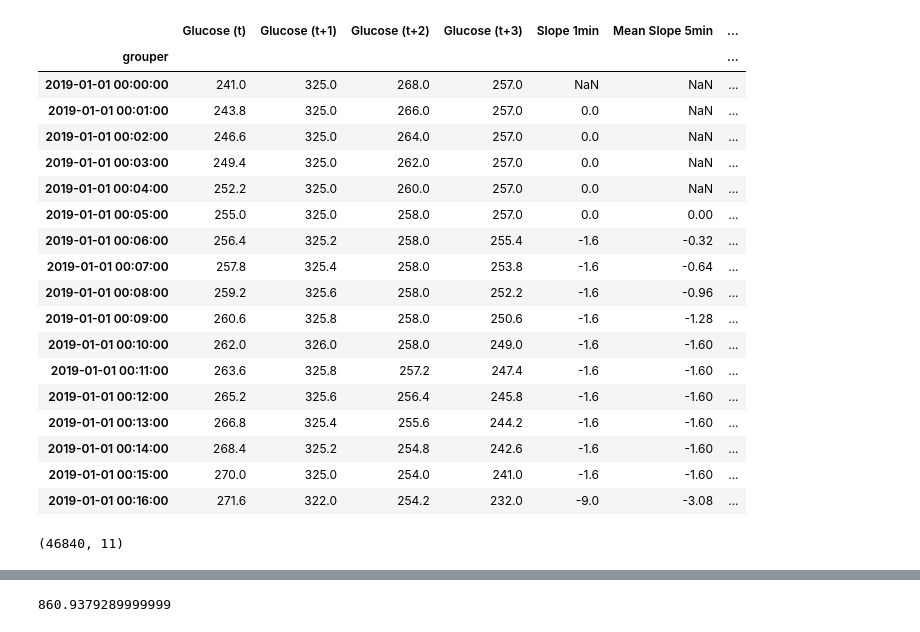
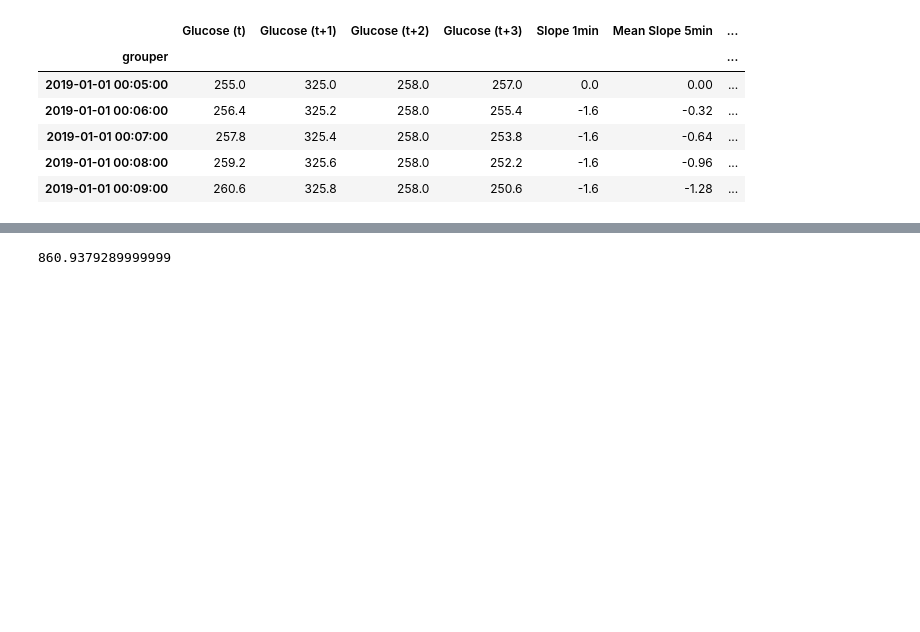
Before and after one commit to gmagannaDevelop/DiabManager, a Jupyter notebook: final.ipynb, the cells around one changed output, grey strips where cells are left out. Saved outputs shown, nothing was run; the diff lists cells and outputs as text; code cells hidden in the pictures; blank space fills up the shorter version.

```diff
--- a/final.ipynb
+++ b/final.ipynb
@@ -893,34 +556,18 @@ data = data.dropna()
 # %%
-data.head(17)
+data.head()
 # %% [output]
 |  | Glucose (t) | Glucose (t+1) | Glucose (t+2) | Glucose (t+3) | Slope 1min | Mean Slope 5min | ... |
 | grouper |  |  |  |  |  |  | ... |
-| 2019-01-01 00:00:00 | 241.0 | 325.0 | 268.0 | 257.0 | NaN | NaN | ... |
-| 2019-01-01 00:01:00 | 243.8 | 325.0 | 266.0 | 257.0 | 0.0 | NaN | ... |
-| 2019-01-01 00:02:00 | 246.6 | 325.0 | 264.0 | 257.0 | 0.0 | NaN | ... |
-| 2019-01-01 00:03:00 | 249.4 | 325.0 | 262.0 | 257.0 | 0.0 | NaN | ... |
-| 2019-01-01 00:04:00 | 252.2 | 325.0 | 260.0 | 257.0 | 0.0 | NaN | ... |
 | 2019-01-01 00:05:00 | 255.0 | 325.0 | 258.0 | 257.0 | 0.0 | 0.00 | ... |
 | 2019-01-01 00:06:00 | 256.4 | 325.2 | 258.0 | 255.4 | -1.6 | -0.32 | ... |
 | 2019-01-01 00:07:00 | 257.8 | 325.4 | 258.0 | 253.8 | -1.6 | -0.64 | ... |
 | 2019-01-01 00:08:00 | 259.2 | 325.6 | 258.0 | 252.2 | -1.6 | -0.96 | ... |
 | 2019-01-01 00:09:00 | 260.6 | 325.8 | 258.0 | 250.6 | -1.6 | -1.28 | ... |
-| 2019-01-01 00:10:00 | 262.0 | 326.0 | 258.0 | 249.0 | -1.6 | -1.60 | ... |
-| 2019-01-01 00:11:00 | 263.6 | 325.8 | 257.2 | 247.4 | -1.6 | -1.60 | ... |
-| 2019-01-01 00:12:00 | 265.2 | 325.6 | 256.4 | 245.8 | -1.6 | -1.60 | ... |
-| 2019-01-01 00:13:00 | 266.8 | 325.4 | 255.6 | 244.2 | -1.6 | -1.60 | ... |
-| 2019-01-01 00:14:00 | 268.4 | 325.2 | 254.8 | 242.6 | -1.6 | -1.60 | ... |
-| 2019-01-01 00:15:00 | 270.0 | 325.0 | 254.0 | 241.0 | -1.6 | -1.60 | ... |
-| 2019-01-01 00:16:00 | 271.6 | 322.0 | 254.2 | 232.0 | -9.0 | -3.08 | ... |
 # %%
 slicer = data.columns[0:-1]
 # %%
 data = data.reset_index().drop('grouper', axis=1)
 data = data.dropna()
-# %%
-data.shape
-# %% [output]
-(46840, 11)
 # %%
 data.head()
 # %% [output]
```
Also changed, not shown: parts of 53 cells of this notebook.
